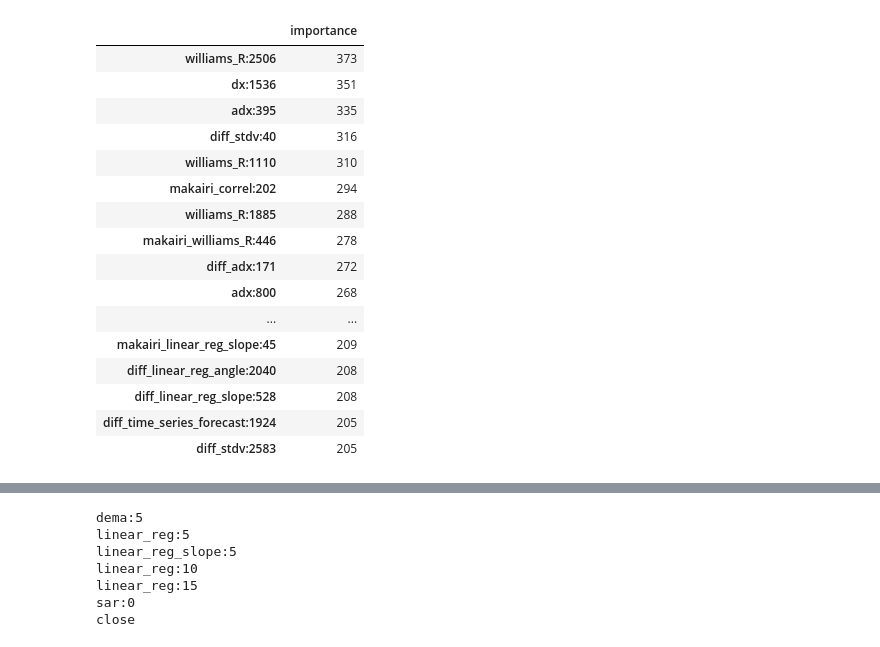
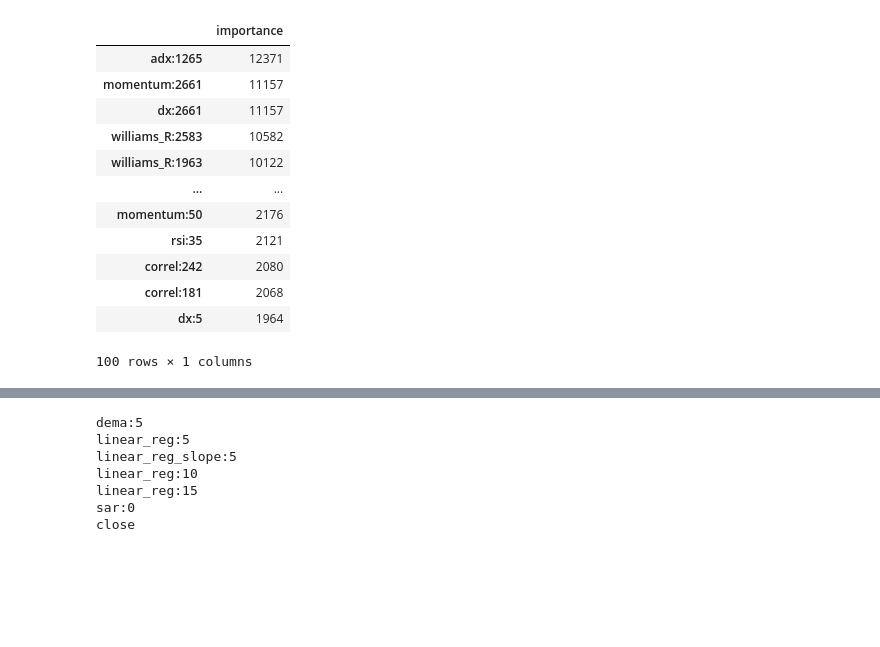
Before and after one commit to alunfes/mex-bot, a Jupyter notebook: Lgb_BPSP4.ipynb, the cells around one changed output, grey strips where cells are left out. Cells and saved outputs as stored; diff of their text form; code cells hidden in the pictures; blank space fills up the shorter version.

```diff
--- a/Lgb_BPSP4.ipynb
+++ b/Lgb_BPSP4.ipynb
@@ -146,8 +150,24 @@ class OneMinData:
         self.size = self.size[-num_data:]
         self.future_side = self.future_side[-num_data:]
 
+    def cut_data2(self, from_ind, to_ind):
+        for k in self.index_data_dict:
+            self.index_data_dict[k] = self.index_data_dict[k][from_ind:to_ind]
+        self.unix_time = self.unix_time[from_ind:to_ind]
+        self.dt = self.dt[from_ind:to_ind]
+        self.open = self.open[from_ind:to_ind]
+        self.high = self.high[from_ind:to_ind]
+        self.low = self.low[from_ind:to_ind]
+        self.close = self.close[from_ind:to_ind]
+        self.open_change = self.open_change[from_ind:to_ind]
+        self.high_change = self.high_change[from_ind:to_ind]
+        self.low_change = self.low_change[from_ind:to_ind]
+        self.close_change = self.close_change[from_ind:to_ind]
+        self.size = self.size[from_ind:to_ind]
+        self.future_side = self.future_side[from_ind:to_ind]
+
     def del_data(self, num_remain_data):
-        if len(self.unix_time) > num_remain_data:
+        if len(self.dt) > num_remain_data:
             for k in self.index_data_dict:
                 del self.index_data_dict[k][:-num_remain_data]
             del self.unix_time[:-num_remain_data]
@@ -164,7 +184,7 @@ class OneMinData:
             del self.future_side[:-num_remain_data]
 
     def extract_data(self, ex_from, to):
-        if len(self.unix_time) > ex_from:
+        if len(self.dt) > ex_from:
             for k in self.index_data_dict:
                 del self.index_data_dict[k][-ex_from:-to]
             del self.unix_time[-ex_from:-to]
@@ -1770,16 +1798,19 @@ class LgbModel:
         if max_data > len(buy_df):
             selected = buy_df.sample(n=max_data - len(buy_df), replace=True)
             new_train_df = new_train_df.append(selected)
+            new_train_df = new_train_df.append(buy_df)
         else:
             new_train_df = buy_df
         if max_data > len(sell_df):
             selected = sell_df.sample(n=max_data - len(sell_df), replace=True)
             new_train_df = new_train_df.append(selected)
+            new_train_df = new_train_df.append(sell_df)
         else:
             new_train_df = new_train_df.append(sell_df)
         if max_data > len(no_df):
             selected = no_df.sample(n=max_data - len(no_df), replace=True)
             new_train_df = new_train_df.append(selected)
+            new_train_df = new_train_df.append(no_df)
         else:
             new_train_df = new_train_df.append(no_df)
         if max_data > len(both_df):
@@ -1787,12 +1818,13 @@ class LgbModel:
             new_train_df = new_train_df.append(selected)
         else:
             new_train_df = new_train_df.append(both_df)
+            new_train_df = new_train_df.append(both_df)
 
         new_train_df = new_train_df.sample(frac=1)
-        train_x, valid_x, train_y, valid_y = train_test_split(new_train_df.drop(['dt', 'size', 'future_side'], axis=1), new_train_df['future_side'], train_size=(1.0-valid_size), shuffle=True)
+        train_x, valid_x, train_y, valid_y = train_test_split(new_train_df.drop(['size', 'future_side'], axis=1), new_train_df['future_side'], train_size=(1.0-valid_size), shuffle=True)
         train_y.columns = ['future_side']
         valid_y.columns = ['future_side']
-        test_x = test_df.drop(['dt', 'size', 'future_side'], axis=1)
+        test_x = test_df.drop(['size', 'future_side'], axis=1)
         test_y = test_df['future_side']
         test_y.columns = ['future_side']
 
@@ -1909,6 +1941,8 @@ class LgbModel:
         #print('training data description')
         #print('train_x:',train_x.shape)
         #print('train_y:',train_y.shape)
+        if 'dt' in list(train_x.columns):
+            train_x = train_x.drop(['dt'], axis=1)
         train = lgb.Dataset(train_x.values.astype(np.float32), train_y.values.astype(np.float32))
         model = lgb.train(params, train)
         return model
@@ -1928,6 +1962,10 @@ class LgbModel:
         #print('train_y:',train_y.shape)
         #train_start_ind = OneMinMarketData.check_matched_index(train_x)
         #print('train period:', OneMinMarketData.ohlc.dt[train_start_ind], OneMinMarketData.ohlc.dt[train_start_ind + len(train_y)])
+        if 'dt' in list(train_x.columns):
+            train_x = train_x.drop(['dt'], axis=1)
+        if 'dt' in list(valid_x.columns):
+            valid_x = valid_x.drop(['dt'], axis=1)
         train = lgb.Dataset(train_x.values.astype(np.float32), train_y.values.astype(np.float32))
         lgb_eval = lgb.Dataset(valid_x.values.astype(np.float32), valid_y.values.astype(np.float32),reference=train)
         model = lgb.train(params, train, valid_sets = lgb_eval)
@@ -2310,21 +2381,17 @@ strategy performance=150.25215636
 # %%
-importance = pd.DataFrame(model.feature_importance(), index=list(train_xb.columns), columns=['importance'])
-importance.sort_values('importance', ascending=False)[:50]
+importance = pd.DataFrame(model.feature_importance(), index=list(train_xb.drop(['dt'],axis=1).columns), columns=['importance'])
+importance.sort_values('importance', ascending=False)[:100]
 # %% [output]
 |  | importance |
-| williams_R:2506 | 373 |
-| dx:1536 | 351 |
-| adx:395 | 335 |
-| diff_stdv:40 | 316 |
-| williams_R:1110 | 310 |
-| makairi_correl:202 | 294 |
-| williams_R:1885 | 288 |
-| makairi_williams_R:446 | 278 |
-| diff_adx:171 | 272 |
-| adx:800 | 268 |
+| adx:1265 | 12371 |
+| momentum:2661 | 11157 |
+| dx:2661 | 11157 |
+| williams_R:2583 | 10582 |
+| williams_R:1963 | 10122 |
 | ... | ... |
-| makairi_linear_reg_slope:45 | 209 |
-| diff_linear_reg_angle:2040 | 208 |
-| diff_linear_reg_slope:528 | 208 |
-| diff_time_series_forecast:1924 | 205 |
-| diff_stdv:2583 | 205 |
+| momentum:50 | 2176 |
+| rsi:35 | 2121 |
+| correl:242 | 2080 |
+| correl:181 | 2068 |
+| dx:5 | 1964 |
+100 rows × 1 columns
```
Also changed, not shown: parts of 20 cells of this notebook, 3 other files.
